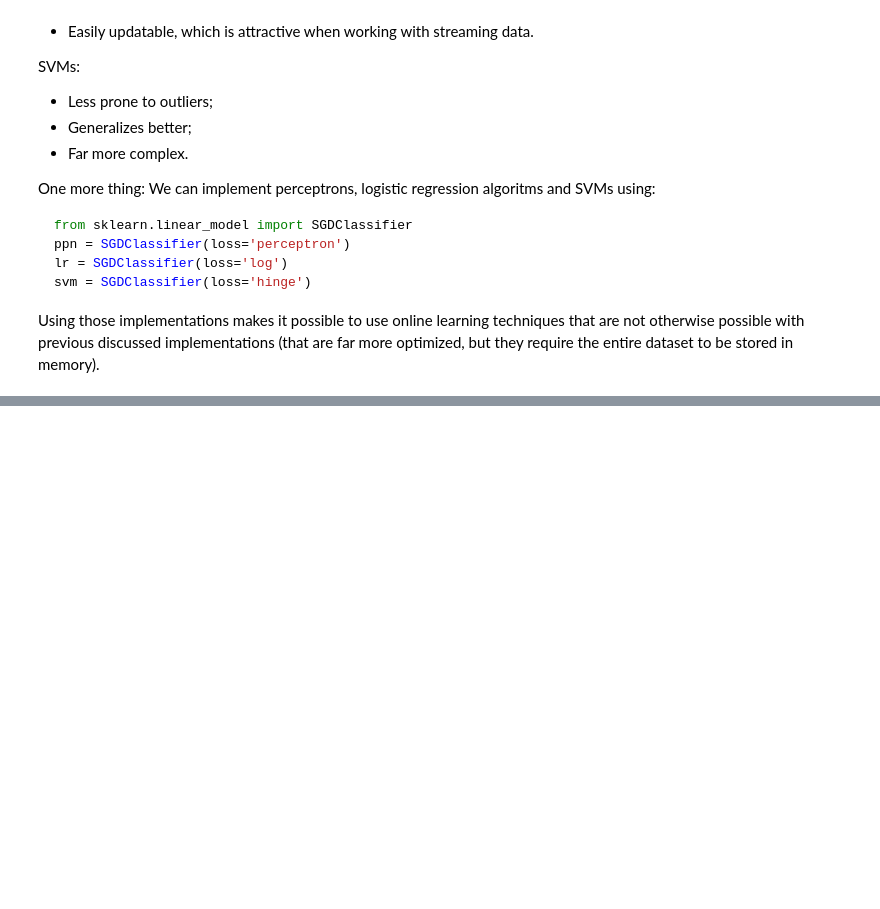
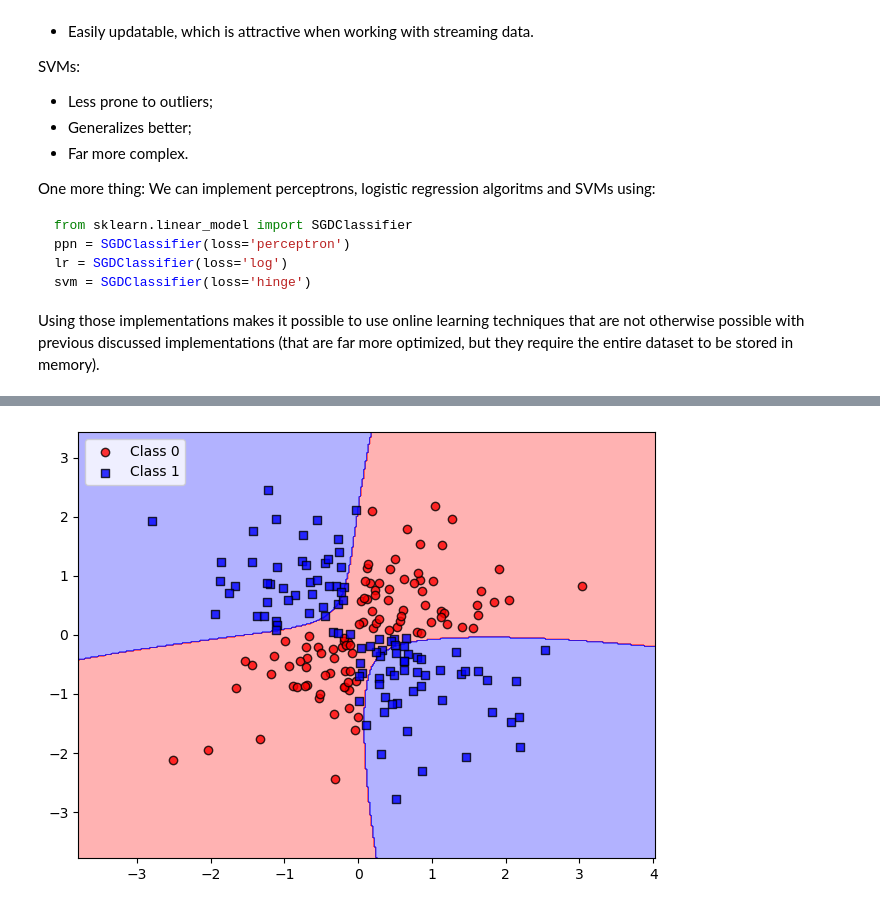
Before and after one commit to RiccardoTonioloDev/ML-w-PyTorch, a Jupyter notebook: Scikit-Learn/Scikit-Learn_basics.ipynb, the cells around one changed output, grey strips where cells are left out. Saved outputs shown, nothing was run; the diff lists cells and outputs as text; code cells hidden in the pictures; blank space fills up the shorter version.

```diff
--- a/Scikit-Learn/Scikit-Learn_basics.ipynb
+++ b/Scikit-Learn/Scikit-Learn_basics.ipynb
@@ -329,0 +380,11 @@ Using those implementations makes it possible to use online learning techniques
+# %%
+svm = SVC(kernel="rbf", C=10.0, gamma=0.10, random_state=1)
+svm.fit(X_xor, y_xor)
+plot_decision_regions(
+    X_xor, y_xor, classifier=svm
+)
+plt.legend(loc="upper left")
+plt.tight_layout()
+plt.show()
+# %% [output]
+[figure, added]
```
Also changed, not shown: parts of 13 cells of this notebook.
